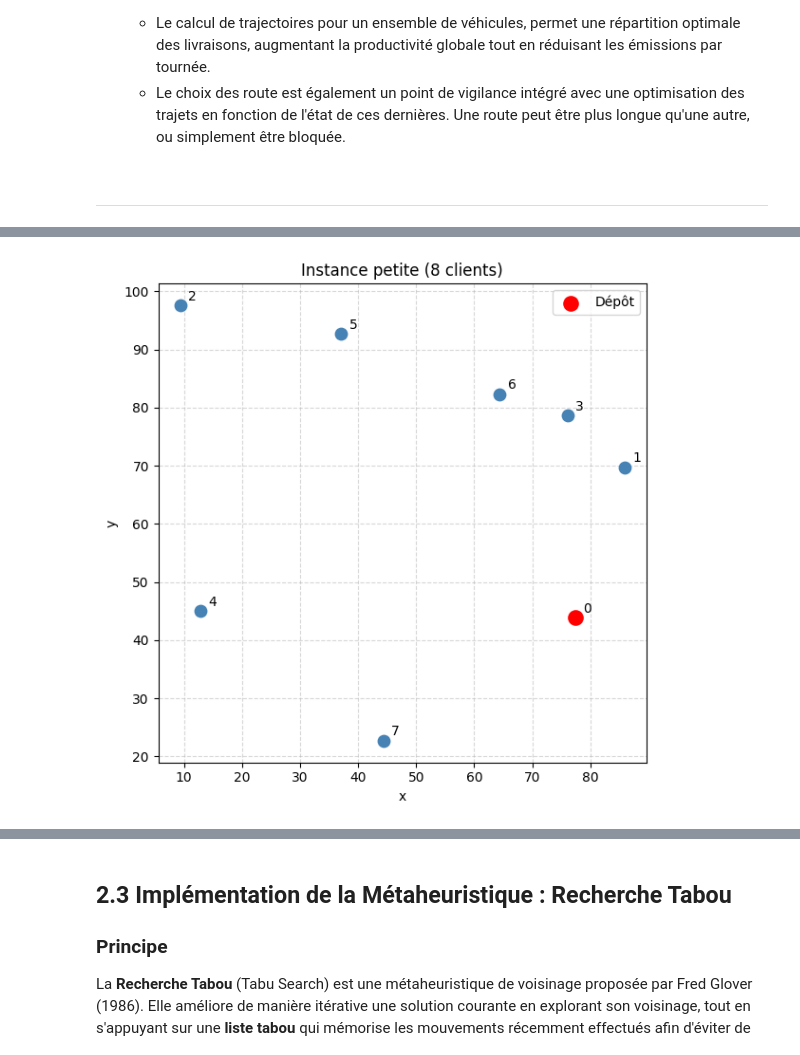
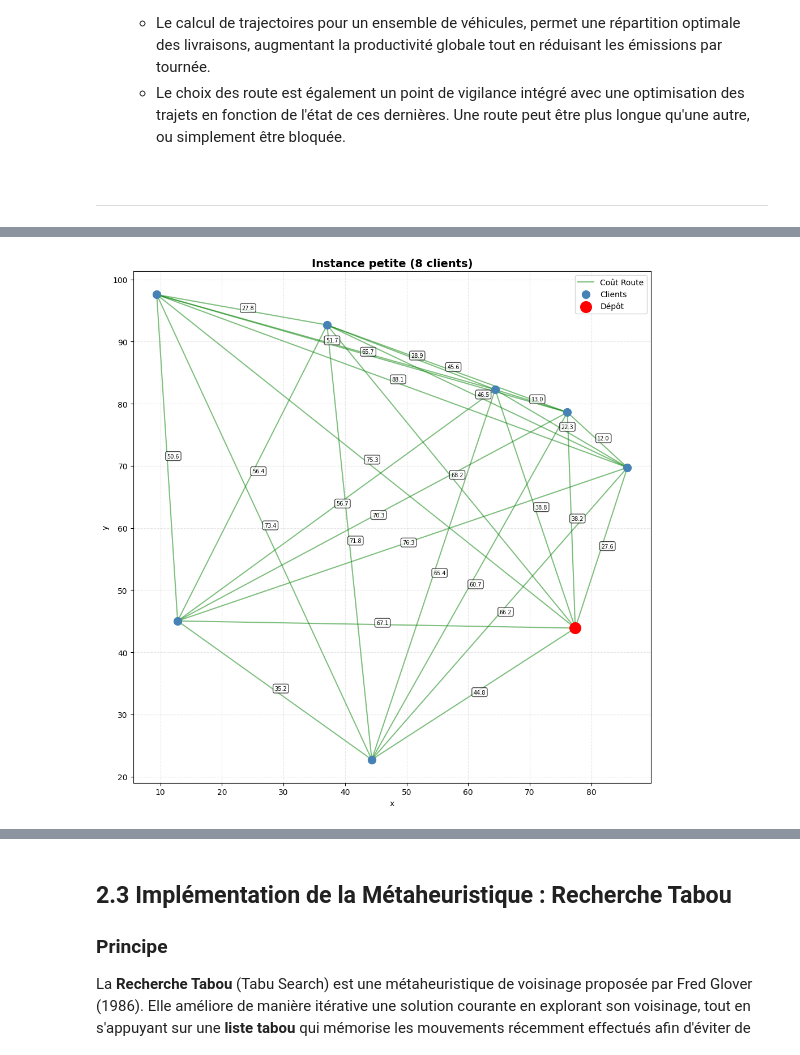
Before and after one commit to LonelyBadeline/CesiCDP, a Jupyter notebook: CesiCDP.ipynb, the cells around one changed output, grey strips where cells are left out. Cells and saved outputs as stored; diff of their text form; code cells hidden in the pictures.

Commit message:
(Implementation): cost based problem solving not distance

```diff
--- a/CesiCDP.ipynb
+++ b/CesiCDP.ipynb
@@ -942,47 +942,88 @@ La cellule de code suivante implémente la génération d'instances :
 # %%
 import numpy as np
 import matplotlib.pyplot as plt
 
-def generate_instance(n_cities, seed=42):
-
+def generate_instance(n_cities, seed=42, cost_variation=0.2):
     rng = np.random.default_rng(seed)
     coords = rng.uniform(0, 100, size=(n_cities, 2))
 
-    # Calcul of the Euclidean distance matrix
+    # calculate Euclidean distance matrix
     dist_matrix = np.zeros((n_cities, n_cities))
     for i in range(n_cities):
         for j in range(n_cities):
             if i != j:
                 dist_matrix[i][j] = np.sqrt(
                     (coords[i][0] - coords[j][0])**2 +
                     (coords[i][1] - coords[j][1])**2
                 )
-    return coords, dist_matrix
+
+    # create random cost matrix (distance + random variation)
+    cost_matrix = np.zeros((n_cities, n_cities))
+    for i in range(n_cities):
+        for j in range(n_cities):
+            if i != j:
+                # Variation factor: 1 ± cost_variation
+                factor = rng.uniform(1 - cost_variation, 1 + cost_variation)
+                cost_matrix[i][j] = dist_matrix[i][j] * factor
+
+    return coords, dist_matrix, cost_matrix
+
+def regenerate_costs(dist_matrix, seed=None, cost_variation=0.2):
+    # regenerate the cost matrix with new random variations based on the distance matrix
+    n_cities = dist_matrix.shape[0]
+    rng = np.random.default_rng(seed)
+    cost_matrix = np.zeros((n_cities, n_cities))
+    for i in range(n_cities):
+        for j in range(n_cities):
+            if i != j:
+                factor = rng.uniform(1 - cost_variation, 1 + cost_variation)
+                cost_matrix[i][j] = dist_matrix[i][j] * factor
+    return cost_matrix
 
 
-def plot_instance(coords, title="Instance générée"):
-    """Affiche les points de distribution sur un graphique 2D."""
-    plt.figure(figsize=(6, 6))
-    plt.scatter(coords[:, 0], coords[:, 1], c='steelblue', s=80, zorder=3)
-    # The deposit (town 0) is highlighted
-    plt.scatter(coords[0, 0], coords[0, 1], c='red', s=120, zorder=4, label='Dépôt')
-    for i, (x, y) in enumerate(coords):
-        plt.annotate(str(i), (x, y), textcoords="offset points", xytext=(6, 4))
-    plt.title(title)
-    plt.xlabel("x")
-    plt.ylabel("y")
-    plt.legend()
-    plt.grid(True, linestyle='--', alpha=0.5)
+def plot_instance(coords, cost_matrix, title="Instance générée", show_weights=False):
+    fig, ax = plt.subplots(figsize=(10, 10))
+
+    n_cities = len(coords)
+
+    # edges
+    for i in range(n_cities):
+        for j in range(i + 1, n_cities):  # draw each edge once
+            x = [coords[i, 0], coords[j, 0]]
+            y = [coords[i, 1], coords[j, 1]]
+            cost = cost_matrix[i, j]
+
+            ax.plot(x, y, c='green', alpha=0.5, zorder=1, label="Coût Route" if (i == 0 and j == 1) else "")
+
+            # weight on edge
+            if show_weights:
+                mid_x, mid_y = (coords[i, 0] + coords[j, 0]) / 2, (coords[i, 1] + coords[j, 1]) / 2
+                ax.text(mid_x, mid_y, f'{cost:.1f}', fontsize=7,
+                       bbox=dict(boxstyle='round,pad=0.3', facecolor='white', alpha=0.7))
+
+    # cities
+    ax.scatter(coords[:, 0], coords[:, 1], c='steelblue', s=100, zorder=3, label='Clients')
+    # depot
+    ax.scatter(coords[0, 0], coords[0, 1], c='red', s=200, zorder=4, label='Dépôt')
+
+    ax.set_title(title, fontsize=14, fontweight='bold')
+    ax.set_xlabel("x")
+    ax.set_ylabel("y")
+    ax.legend(loc='upper right')
+    ax.grid(True, linestyle='--', alpha=0.3)
+
     plt.tight_layout()
     plt.show()
 
 
 # --- Instances generation ---
-coords_small,  dist_small  = generate_instance(n_cities=8,   seed=42)
-coords_medium, dist_medium = generate_instance(n_cities=30,  seed=42)
-coords_large,  dist_large  = generate_instance(n_cities=100, seed=42)
+coords_small,  dist_small,   cost_small   = generate_instance(n_cities=8,   seed=42, cost_variation=0.15)
+coords_medium, dist_medium,  cost_medium  = generate_instance(n_cities=30,  seed=42, cost_variation=0.15)
+coords_large,  dist_large,   cost_large   = generate_instance(n_cities=100, seed=42, cost_variation=0.15)
 
 # Small instance visualization
-plot_instance(coords_small, title="Instance petite (8 clients)")
+plot_instance(coords_small, cost_small, title="Instance petite (8 clients)", show_weights=True)
+# Medium instance visualization
+plot_instance(coords_medium, cost_medium, title="Instance moyenne (30 clients)", show_weights=False)
 # %% [output]
-[figure, old version]
+[figure, new version]
```
Also changed, not shown: parts of 18 cells of this notebook.
